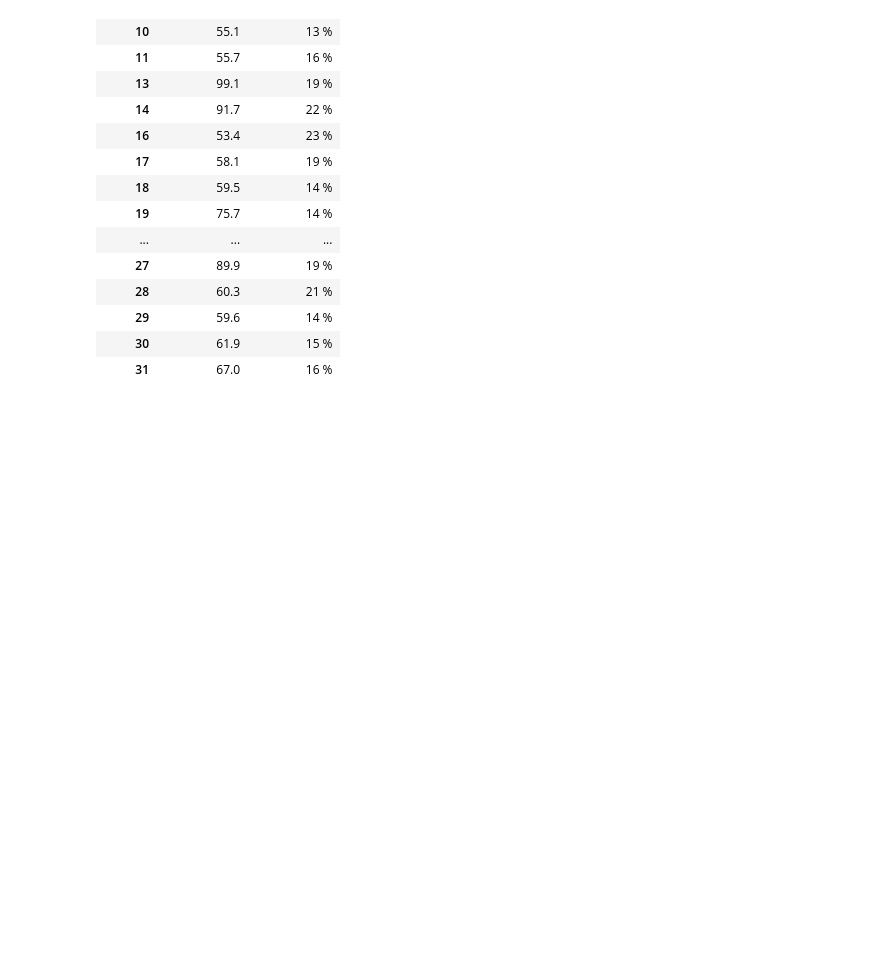
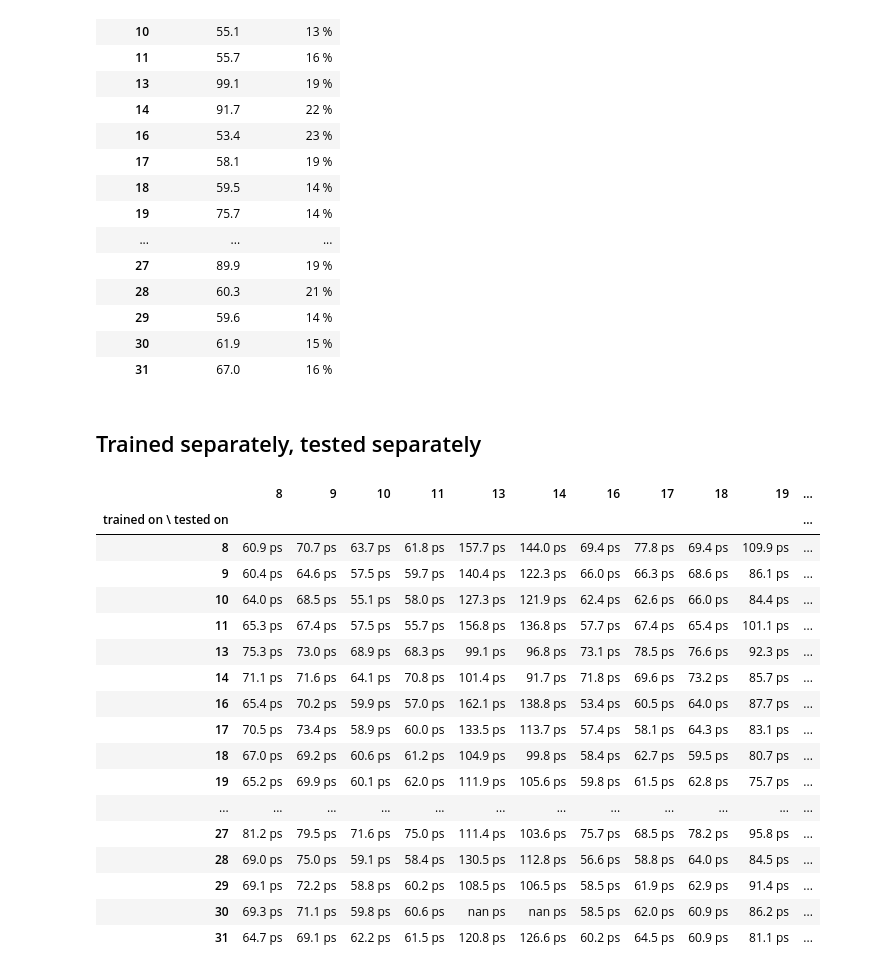
Before and after one commit to MatiXOfficial/pps-diamond-time-measurement, a Jupyter notebook: notebooks/neural_network_results/channel_experiments.ipynb, the cells around one changed output. Saved outputs shown, nothing was run; the diff lists cells and outputs as text; code cells hidden in the pictures; blank space fills up the shorter version.

```diff
--- a/notebooks/neural_network_results/channel_experiments.ipynb
+++ b/notebooks/neural_network_results/channel_experiments.ipynb
@@ -213,3 +215,5 @@ df
 | 29 | 59.6 | 14 % |
 | 30 | 61.9 | 15 % |
 | 31 | 67.0 | 16 % |
+# %% [markdown]
+## Trained separately, tested separately
@@ -215,0 +241,37 @@ df
+# %%
+with open(PWD + '/data/nn_results/channel_experiments/multi_channel_separate_results.pkl', 'rb') as file:
+    results = pickle.load(file)
+
+# Check that the order is the same
+assert list(results.keys()) == sorted(results.keys())
+for x in results.values():
+    assert list(x.keys()) == sorted(x.keys())
+
+row_names = [str(key) for key in results.keys()]
+col_names = [str(key) for key in list(results.values())[0].keys()]
+# %%
+improv_data = np.array([list(f'{std * 1000:0.1f} ps' for x, std in r.values()) for r in results.values()])
+
+df = pd.DataFrame(improv_data, index=row_names, columns=col_names)
+df.index.name = 'trained on \ tested on'
+with pd.option_context('display.max_columns', None):
+    display(df)
+# %% [output]
+|  | 8 | 9 | 10 | 11 | 13 | 14 | 16 | 17 | 18 | 19 | ... |
+| trained on \ tested on |  |  |  |  |  |  |  |  |  |  | ... |
+| 8 | 60.9 ps | 70.7 ps | 63.7 ps | 61.8 ps | 157.7 ps | 144.0 ps | 69.4 ps | 77.8 ps | 69.4 ps | 109.9 ps | ... |
+| 9 | 60.4 ps | 64.6 ps | 57.5 ps | 59.7 ps | 140.4 ps | 122.3 ps | 66.0 ps | 66.3 ps | 68.6 ps | 86.1 ps | ... |
+| 10 | 64.0 ps | 68.5 ps | 55.1 ps | 58.0 ps | 127.3 ps | 121.9 ps | 62.4 ps | 62.6 ps | 66.0 ps | 84.4 ps | ... |
+| 11 | 65.3 ps | 67.4 ps | 57.5 ps | 55.7 ps | 156.8 ps | 136.8 ps | 57.7 ps | 67.4 ps | 65.4 ps | 101.1 ps | ... |
+| 13 | 75.3 ps | 73.0 ps | 68.9 ps | 68.3 ps | 99.1 ps | 96.8 ps | 73.1 ps | 78.5 ps | 76.6 ps | 92.3 ps | ... |
+| 14 | 71.1 ps | 71.6 ps | 64.1 ps | 70.8 ps | 101.4 ps | 91.7 ps | 71.8 ps | 69.6 ps | 73.2 ps | 85.7 ps | ... |
+| 16 | 65.4 ps | 70.2 ps | 59.9 ps | 57.0 ps | 162.1 ps | 138.8 ps | 53.4 ps | 60.5 ps | 64.0 ps | 87.7 ps | ... |
+| 17 | 70.5 ps | 73.4 ps | 58.9 ps | 60.0 ps | 133.5 ps | 113.7 ps | 57.4 ps | 58.1 ps | 64.3 ps | 83.1 ps | ... |
+| 18 | 67.0 ps | 69.2 ps | 60.6 ps | 61.2 ps | 104.9 ps | 99.8 ps | 58.4 ps | 62.7 ps | 59.5 ps | 80.7 ps | ... |
+| 19 | 65.2 ps | 69.9 ps | 60.1 ps | 62.0 ps | 111.9 ps | 105.6 ps | 59.8 ps | 61.5 ps | 62.8 ps | 75.7 ps | ... |
+| ... | ... | ... | ... | ... | ... | ... | ... | ... | ... | ... | ... |
+| 27 | 81.2 ps | 79.5 ps | 71.6 ps | 75.0 ps | 111.4 ps | 103.6 ps | 75.7 ps | 68.5 ps | 78.2 ps | 95.8 ps | ... |
+| 28 | 69.0 ps | 75.0 ps | 59.1 ps | 58.4 ps | 130.5 ps | 112.8 ps | 56.6 ps | 58.8 ps | 64.0 ps | 84.5 ps | ... |
+| 29 | 69.1 ps | 72.2 ps | 58.8 ps | 60.2 ps | 108.5 ps | 106.5 ps | 58.5 ps | 61.9 ps | 62.9 ps | 91.4 ps | ... |
+| 30 | 69.3 ps | 71.1 ps | 59.8 ps | 60.6 ps | nan ps | nan ps | 58.5 ps | 62.0 ps | 60.9 ps | 86.2 ps | ... |
+| 31 | 64.7 ps | 69.1 ps | 62.2 ps | 61.5 ps | 120.8 ps | 126.6 ps | 60.2 ps | 64.5 ps | 60.9 ps | 81.1 ps | ... |
```
Also changed, not shown: parts of 10 cells of this notebook.
